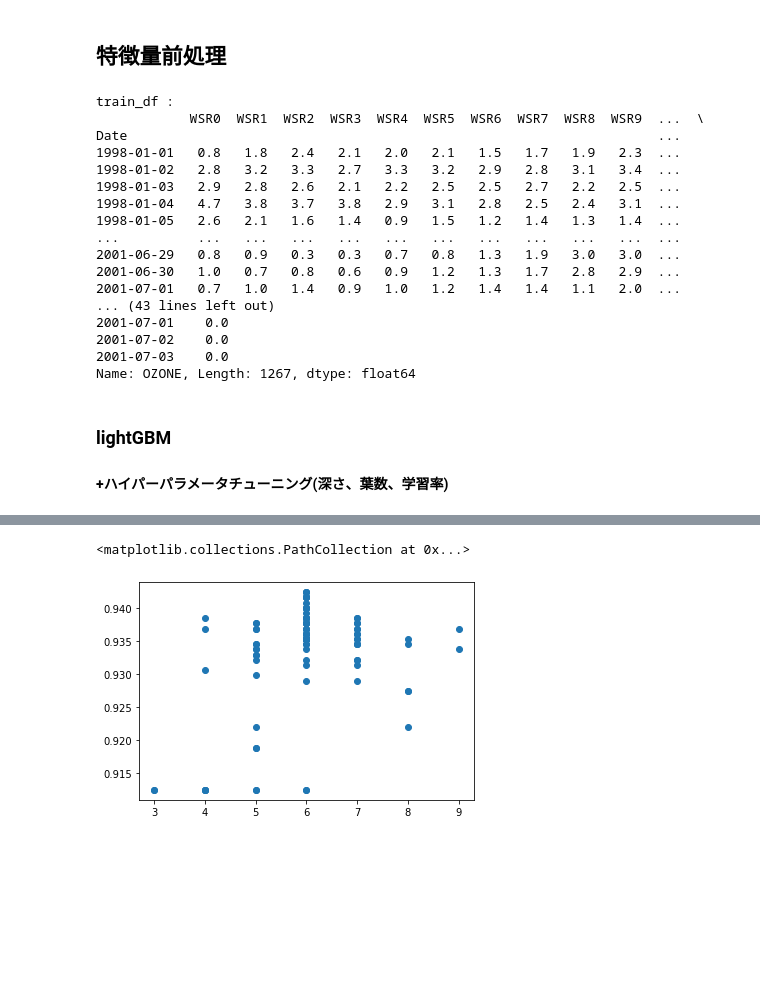
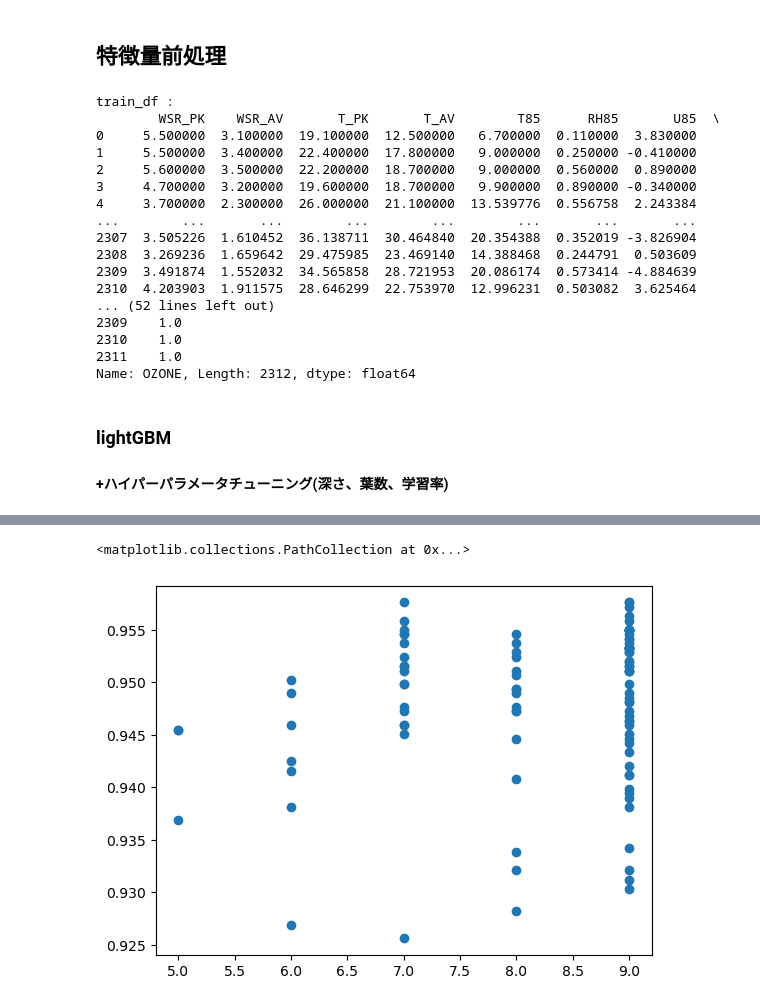
Before and after one commit to sakiiwaki/ozon, a Jupyter notebook: notebooks/ozon_3_lightGBM2.ipynb, the cells around one changed output, grey strips where cells are left out. Saved outputs shown, nothing was run; the diff lists cells and outputs as text; code cells hidden in the pictures; blank space fills up the shorter version.

```diff
--- a/notebooks/ozon_3_lightGBM2.ipynb
+++ b/notebooks/ozon_3_lightGBM2.ipynb
@@ -57,6 +62,7 @@ all_df = pd.concat([train_df, test_df], axis=0)
 ## 特徴量前処理
 # %%
 import re
+from imblearn.over_sampling import SMOTE
 
 def eda(all_df):
     # データの追加,気温・風速の標準偏差
@@ -66,12 +72,12 @@ def eda(all_df):
     # 行ごとの標準偏差を追加
     all_df['T_SD'] = T_data.std(axis=1)
     all_df['WSR_SD'] = WSR_data.std(axis=1)
-    """
+
     # データの削除, T0~T23
     all_df = all_df.drop(columns=['T0', 'T1', 'T2', 'T3', 'T4', 'T5', 'T6', 'T7', 'T8', 'T9', 'T10', 'T11', 'T12', 'T13', 'T14', 'T15', 'T16', 'T17', 'T18', 'T19', 'T20', 'T21', 'T22', 'T23'])
     # データの削除, WSR0~WSR23
     all_df = all_df.drop(columns=['WSR0', 'WSR1', 'WSR2', 'WSR3', 'WSR4', 'WSR5', 'WSR6', 'WSR7', 'WSR8', 'WSR9', 'WSR10', 'WSR11', 'WSR12', 'WSR13', 'WSR14', 'WSR15', 'WSR16', 'WSR17', 'WSR18', 'WSR19', 'WSR20', 'WSR21', 'WSR22', 'WSR23'])
-    """
+
     # データの削除, SLP_
     all_df = all_df.drop(columns=['SLP_'])
     return all_df
@@ -95,6 +101,11 @@ train_df = train_df.fillna(train_df.mean())
 test_df = test_df.fillna(test_df.mean())
 
 
+# オーバーサンプリング
+# SMOTEの初期化と適用
+smote = SMOTE(random_state=42)
+train_df, y = smote.fit_resample(train_df, y)
+
 """
 # データ標準化(rightGBMのときはいらない)
 scaler = StandardScaler()
@@ -106,22 +117,22 @@ print(f'train_df : \n{train_df}\n')
 print(f'y : \n{y}\n')
 # %% [output]
 train_df :
-            WSR0  WSR1  WSR2  WSR3  WSR4  WSR5  WSR6  WSR7  WSR8  WSR9  ...  \
-Date                                                                    ...
-1998-01-01   0.8   1.8   2.4   2.1   2.0   2.1   1.5   1.7   1.9   2.3  ...
-1998-01-02   2.8   3.2   3.3   2.7   3.3   3.2   2.9   2.8   3.1   3.4  ...
-1998-01-03   2.9   2.8   2.6   2.1   2.2   2.5   2.5   2.7   2.2   2.5  ...
-1998-01-04   4.7   3.8   3.7   3.8   2.9   3.1   2.8   2.5   2.4   3.1  ...
-1998-01-05   2.6   2.1   1.6   1.4   0.9   1.5   1.2   1.4   1.3   1.4  ...
-...          ...   ...   ...   ...   ...   ...   ...   ...   ...   ...  ...
-2001-06-29   0.8   0.9   0.3   0.3   0.7   0.8   1.3   1.9   3.0   3.0  ...
-2001-06-30   1.0   0.7   0.8   0.6   0.9   1.2   1.3   1.7   2.8   2.9  ...
-2001-07-01   0.7   1.0   1.4   0.9   1.0   1.2   1.4   1.4   1.1   2.0  ...
-... (43 lines left out)
-2001-07-01    0.0
-2001-07-02    0.0
-2001-07-03    0.0
-Name: OZONE, Length: 1267, dtype: float64
+        WSR_PK    WSR_AV       T_PK       T_AV        T85      RH85       U85  \
+0     5.500000  3.100000  19.100000  12.500000   6.700000  0.110000  3.830000
+1     5.500000  3.400000  22.400000  17.800000   9.000000  0.250000 -0.410000
+2     5.600000  3.500000  22.200000  18.700000   9.000000  0.560000  0.890000
+3     4.700000  3.200000  19.600000  18.700000   9.900000  0.890000 -0.340000
+4     3.700000  2.300000  26.000000  21.100000  13.539776  0.556758  2.243384
+...        ...       ...        ...        ...        ...       ...       ...
+2307  3.505226  1.610452  36.138711  30.464840  20.354388  0.352019 -3.826904
+2308  3.269236  1.659642  29.475985  23.469140  14.388468  0.244791  0.503609
+2309  3.491874  1.552032  34.565858  28.721953  20.086174  0.573414 -4.884639
+2310  4.203903  1.911575  28.646299  22.753970  12.996231  0.503082  3.625464
+... (52 lines left out)
+2309    1.0
+2310    1.0
+2311    1.0
+Name: OZONE, Length: 2312, dtype: float64
 # %% [markdown]
 ### lightGBM
 #### +ハイパーパラメータチューニング(深さ、葉数、学習率)
@@ -151,19 +162,14 @@ def objective(trial):
         "force_row_wise" : True,
         "seed" : 0,
         'learning_rate': 0.1,
-        'min_data_in_leaf': 50,
-        "early_stopping_rounds": 50,
-        "min_child_samples": 20,
         "verbose_eval": 200,
-        "reg_lambda": .1,
-        "reg_alpha": .1,
-        "colsample_bytree": .8,
+        'verbosity': -1,
 
         # optunaでパラメータ探索する区間を指定
         #木の最大深度
-        "max_depth": trial.suggest_int('max_depth', 3, 9),
+        "max_depth": trial.suggest_int('max_depth', 5, 9),
         #一本の木の最大葉数
-        "num_leaves": trial.suggest_int('num_leaves', 15, 31),
+        "num_leaves": trial.suggest_int('num_leaves', 20, 51),
         #学習率
         "learning_rate": trial.suggest_float('learning_rate', 0.05, 0.1),
         }
@@ -240,5 +246,5 @@ Fold : 0
 <matplotlib.collections.PathCollection at 0x...>
-[figure, old version]
+[figure, new version]
 # %%
 from sklearn.model_selection import KFold
 import lightgbm as lgb
```
Also changed, not shown: parts of 5 cells of this notebook, 6 other files.
